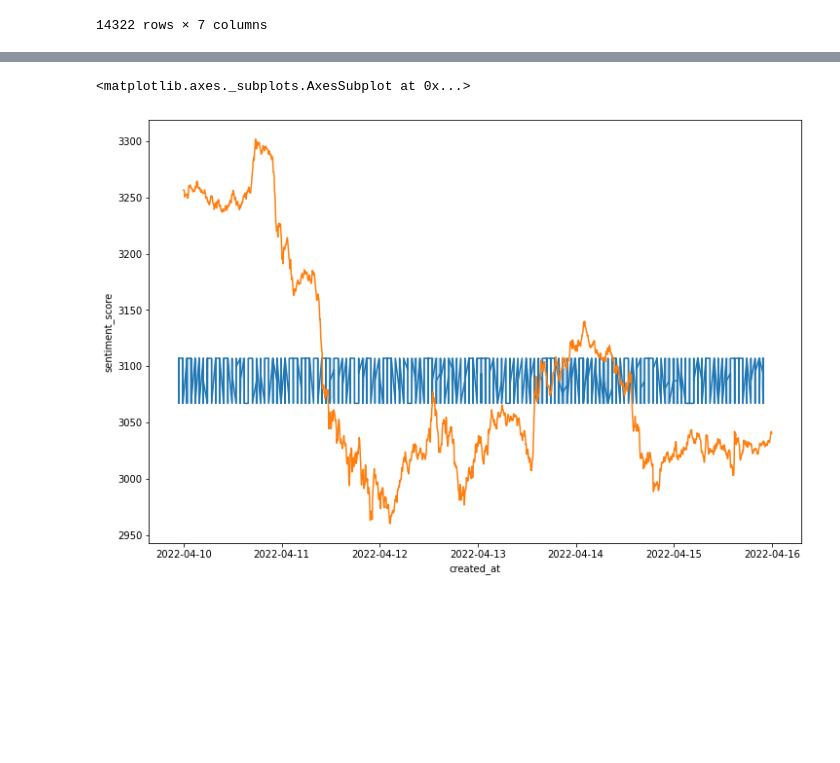
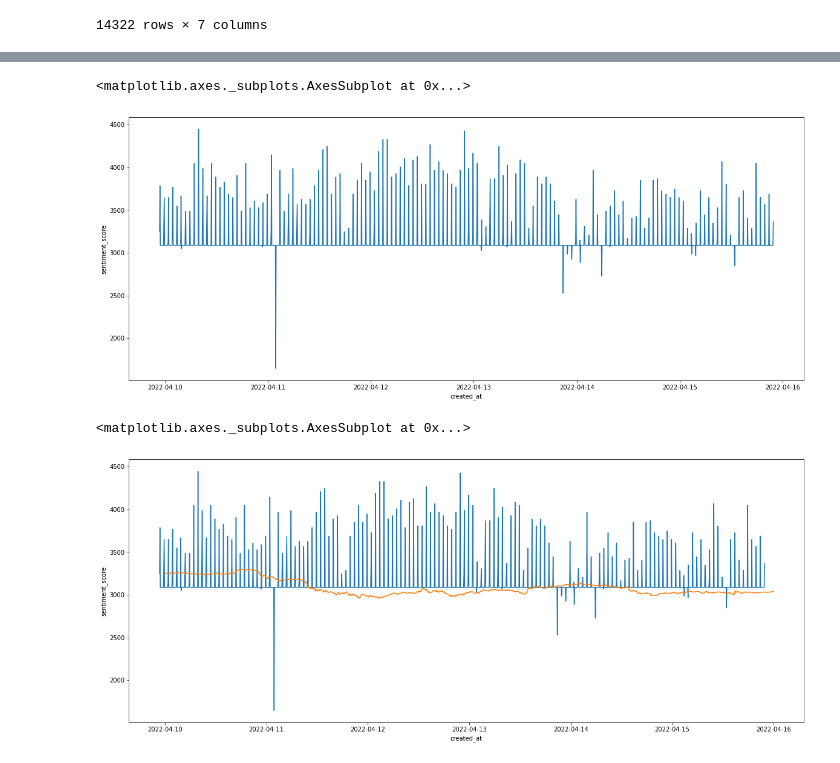
Before and after one commit to mohansameer1983/AI-Finance, a Jupyter notebook: Sentiment_Analysis_Ethereum_Price_Pridiction.ipynb, the cells around one changed output, grey strips where cells are left out. Drawn from its saved outputs; the diff is of its cells as text; code cells hidden in the pictures; blank space fills up the shorter version.

```diff
--- a/Sentiment_Analysis_Ethereum_Price_Pridiction.ipynb
+++ b/Sentiment_Analysis_Ethereum_Price_Pridiction.ipynb
@@ -494,3 +494,8 @@ graph_df
 | 14320 | 2022-04-09 22:49:33+00:00 | RT Bitsubishi 🌍 Presenting Bitsub... | 0.998281 | POSITIVE | 1 | 2022-04-09 | ... |
 | 14321 | 2022-04-09 22:49:32+00:00 | RT RadarBtc 4Jan2022 Vitalik diz ... | 0.991402 | POSITIVE | 1 | 2022-04-09 | ... |
 14322 rows × 7 columns
+# %%
+graph_df1=graph_df.drop(columns=['text','flair_probability','flair_sentiment','created_on_date','sentiment_score'])
+graph_ser=graph_df1.resample('5min', on='created_at')['flair_sentiment_code'].sum()
+graph_final_df=pd.DataFrame({'created_at':graph_ser.index, 'sentiment_score':graph_ser.values})
+graph_final_df
@@ -496,0 +516,3 @@ graph_df
+# %%
+graph_final_df['sentiment_score'] = graph_final_df['sentiment_score']*20 + mean_price
+graph_final_df
@@ -497,12 +533,19 @@ graph_df
+# %%
+# plot the sentiment data
+plt.figure(figsize=(20,8))
+sns.lineplot(x=graph_final_df['created_at'], y=graph_final_df['sentiment_score'])
+# %% [output]
+<matplotlib.axes._subplots.AxesSubplot at 0x...>
+[figure, added]
 # %%
 # import matplotlib as seaborn for plotting the graph
 import matplotlib.pyplot as plt
 import seaborn as sns
-plt.figure(figsize=(12,8))
+plt.figure(figsize=(20,8))
 # plot the sentiment data
-sns.lineplot(x=graph_df['created_at'], y=graph_df['sentiment_score'])
+sns.lineplot(x=graph_final_df['created_at'], y=graph_final_df['sentiment_score'])
 # and the tesla stock price
 sns.lineplot(x=daily_quote_df['Datetime'], y=daily_quote_df['Close'])
 # %% [output]
 <matplotlib.axes._subplots.AxesSubplot at 0x...>
-[figure, old version]
+[figure, new version]
```
Also changed, not shown: parts of 3 cells of this notebook.
